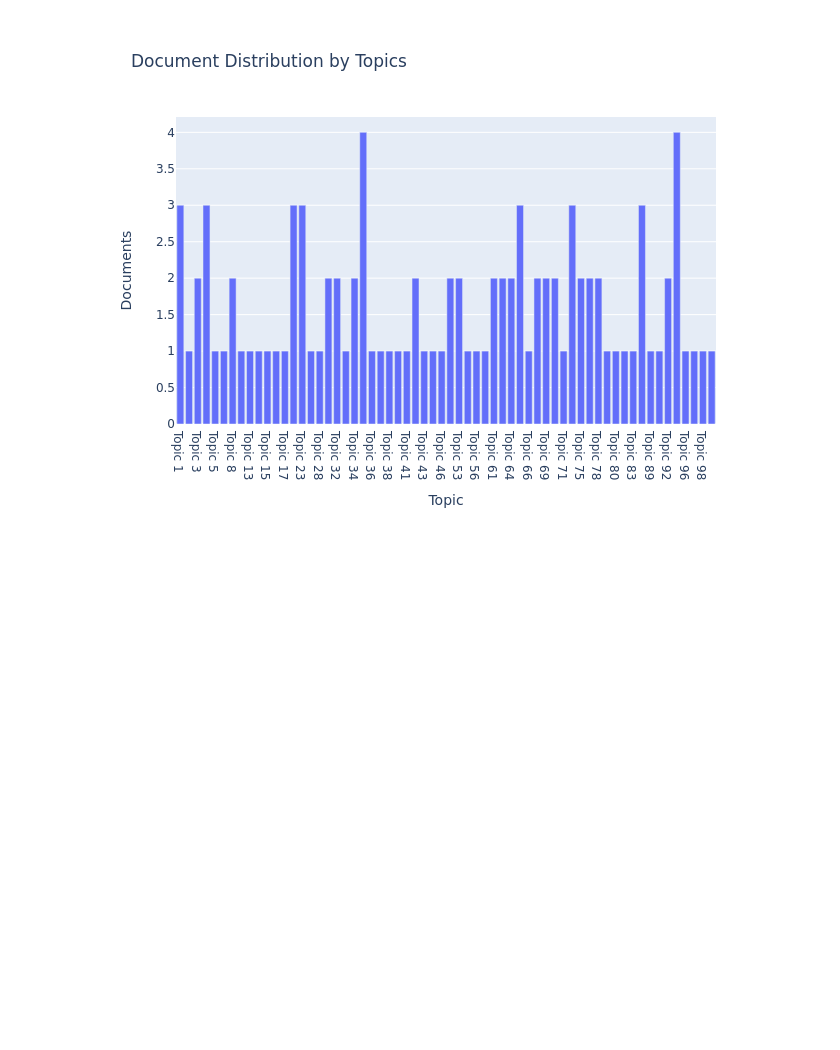
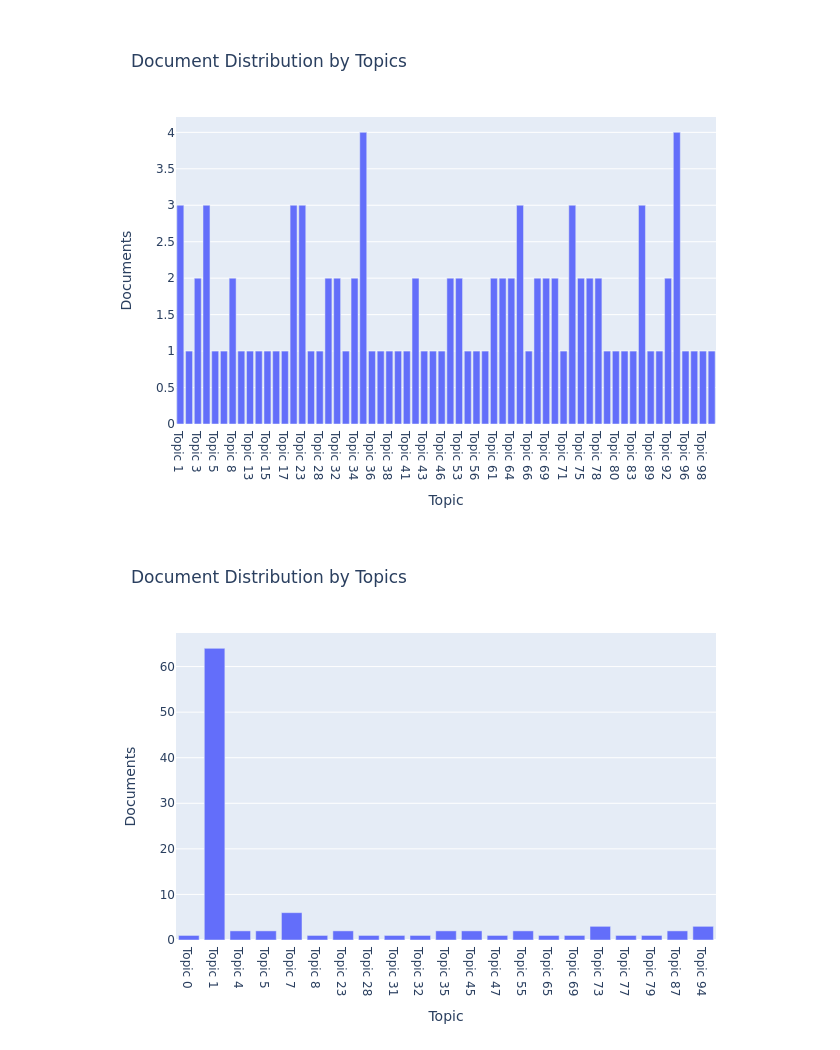
Before and after one commit to JohnnyFoulds/dsm020-2021-oct, a Jupyter notebook: coursework_02/cw.ipynb, the cells around one changed output. Saved outputs shown, nothing was run; the diff lists cells and outputs as text; code cells hidden in the pictures; blank space fills up the shorter version.

```diff
--- a/coursework_02/cw.ipynb
+++ b/coursework_02/cw.ipynb
@@ -526,6 +553,15 @@ figure_plotly = plotly.io.from_json(json_plotly)
 figure_plotly.show(renderer="png")
 # %% [output]
 [figure]
+# %%
+with io.capture_output() as captured:
+    plot_model(model, plot='topic_distribution')
+
+json_plotly = json.dumps(list(captured.outputs[1].data.items())[0][1])
+figure_plotly = plotly.io.from_json(json_plotly)
+figure_plotly.show(renderer="png")
+# %% [output]
+[figure, added]
 # %%
 custom_stopwords = []
 session_id = 2480
```
Also changed, not shown: parts of 3 cells of this notebook, 1 other file.
